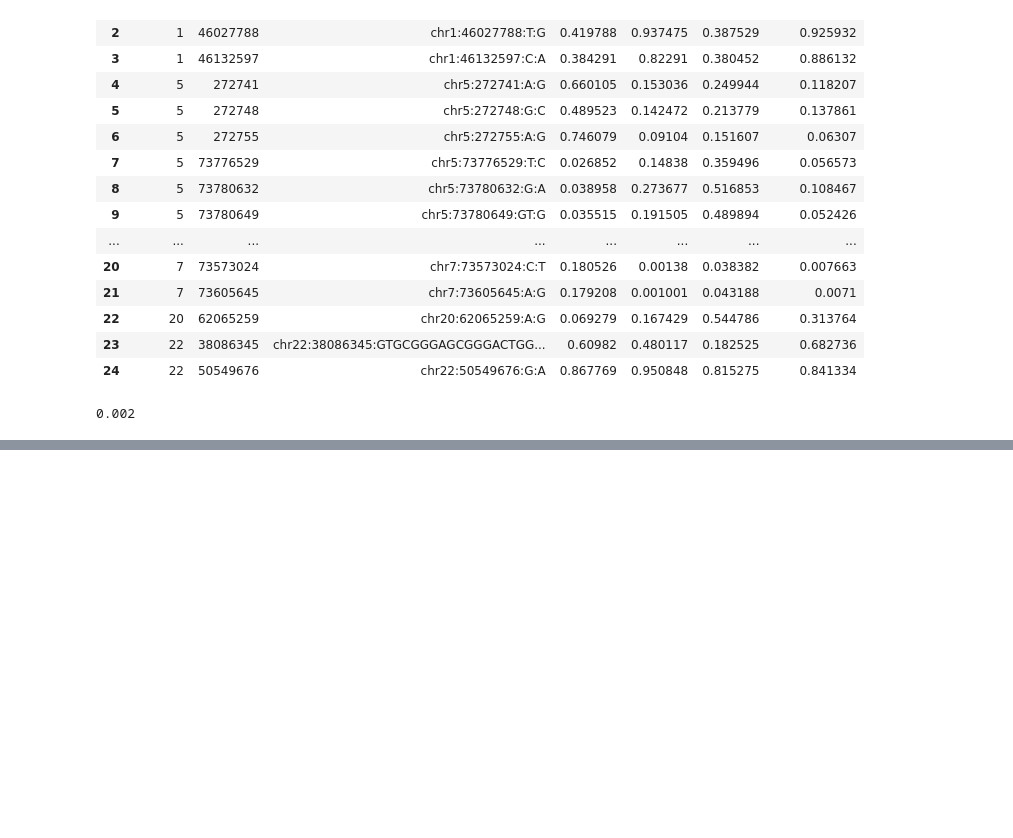
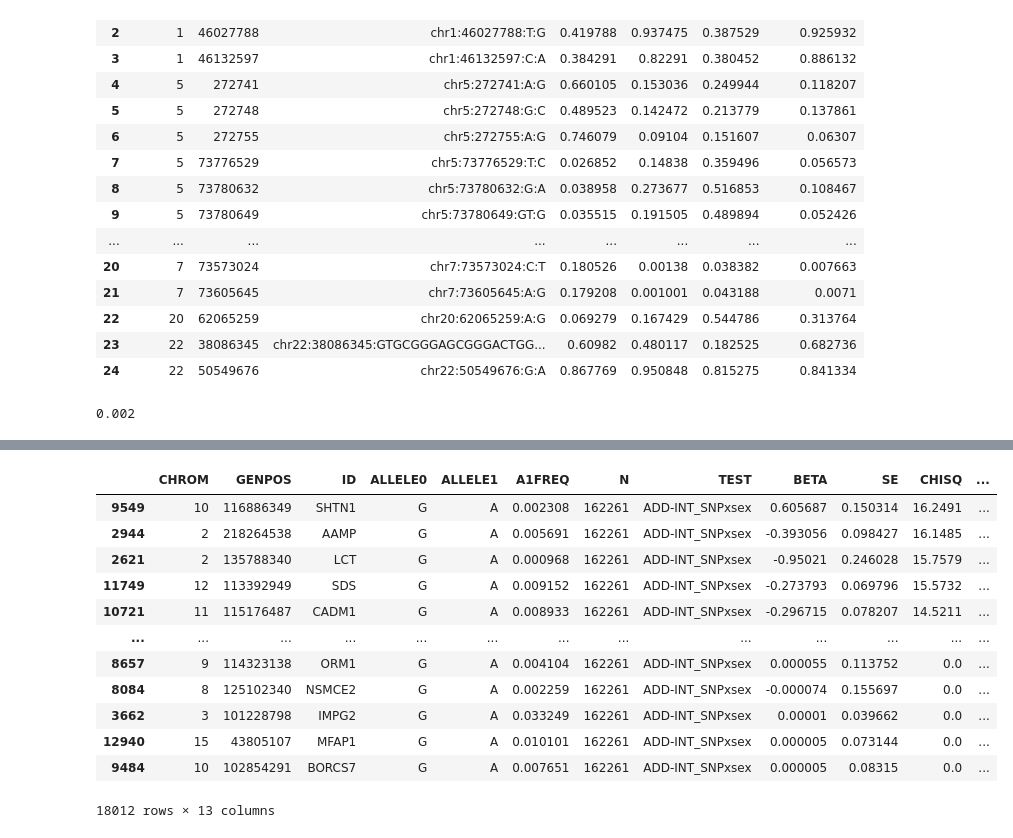
Before and after one commit to statgenetics/UKBB_GWAS_dev, a Jupyter notebook: workflow/051822_ARHI_sex_interaction.ipynb, the cells around one changed output, grey strips where cells are left out. Cells and saved outputs as stored; diff of their text form; code cells hidden in the pictures; blank space fills up the shorter version.

```diff
--- a/workflow/051822_ARHI_sex_interaction.ipynb
+++ b/workflow/051822_ARHI_sex_interaction.ipynb
@@ -788,0 +861,24 @@ cp -r $from/cache/UKB_geno* $to/cache/
+# %%
+# f2257
+result = pd.DataFrame(columns=stat.columns)
+for i in range(1,23):
+    file = "~/UKBiobank/results/REGENIE_results/results_exome_data/051722_interaction_sex/burden/f2257/cache/ukb23155_c"+str(i)+"_b0_v1.filtered.gene.sex_f2257.regenie.gz"
+    stat = pd.read_csv(file,header=0,sep=" ")
+    result = pd.concat([result,stat[stat["TEST"]=="ADD-INT_SNPxsex"]], axis=0,ignore_index=True)
+result = result.sort_values("LOG10P",ascending=False)
+result.to_csv("~/UKBiobank/results/REGENIE_results/results_exome_data/051722_interaction_sex/burden/f2257/inter.ranked.txt",index=False)
+result
+# %% [output]
+|  | CHROM | GENPOS | ID | ALLELE0 | ALLELE1 | A1FREQ | N | TEST | BETA | SE | CHISQ | ... |
+| 9549 | 10 | 116886349 | SHTN1 | G | A | 0.002308 | 162261 | ADD-INT_SNPxsex | 0.605687 | 0.150314 | 16.2491 | ... |
+| 2944 | 2 | 218264538 | AAMP | G | A | 0.005691 | 162261 | ADD-INT_SNPxsex | -0.393056 | 0.098427 | 16.1485 | ... |
+| 2621 | 2 | 135788340 | LCT | G | A | 0.000968 | 162261 | ADD-INT_SNPxsex | -0.95021 | 0.246028 | 15.7579 | ... |
+| 11749 | 12 | 113392949 | SDS | G | A | 0.009152 | 162261 | ADD-INT_SNPxsex | -0.273793 | 0.069796 | 15.5732 | ... |
+| 10721 | 11 | 115176487 | CADM1 | G | A | 0.008933 | 162261 | ADD-INT_SNPxsex | -0.296715 | 0.078207 | 14.5211 | ... |
+| ... | ... | ... | ... | ... | ... | ... | ... | ... | ... | ... | ... | ... |
+| 8657 | 9 | 114323138 | ORM1 | G | A | 0.004104 | 162261 | ADD-INT_SNPxsex | 0.000055 | 0.113752 | 0.0 | ... |
+| 8084 | 8 | 125102340 | NSMCE2 | G | A | 0.002259 | 162261 | ADD-INT_SNPxsex | -0.000074 | 0.155697 | 0.0 | ... |
+| 3662 | 3 | 101228798 | IMPG2 | G | A | 0.033249 | 162261 | ADD-INT_SNPxsex | 0.00001 | 0.039662 | 0.0 | ... |
+| 12940 | 15 | 43805107 | MFAP1 | G | A | 0.010101 | 162261 | ADD-INT_SNPxsex | 0.000005 | 0.073144 | 0.0 | ... |
+| 9484 | 10 | 102854291 | BORCS7 | G | A | 0.007651 | 162261 | ADD-INT_SNPxsex | 0.000005 | 0.08315 | 0.0 | ... |
+18012 rows × 13 columns
```
Also changed, not shown: parts of 17 cells of this notebook, 1 other file.
